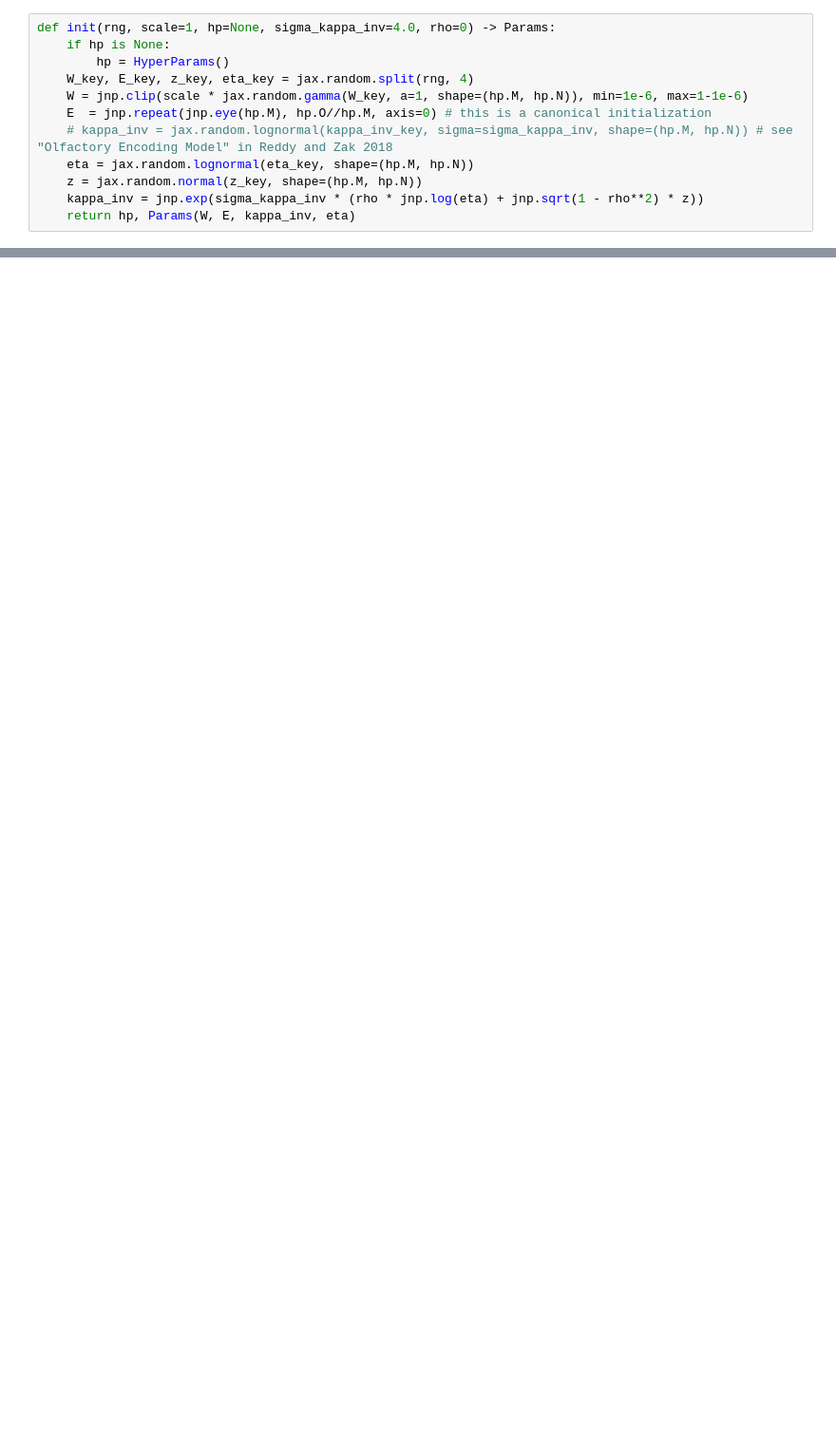
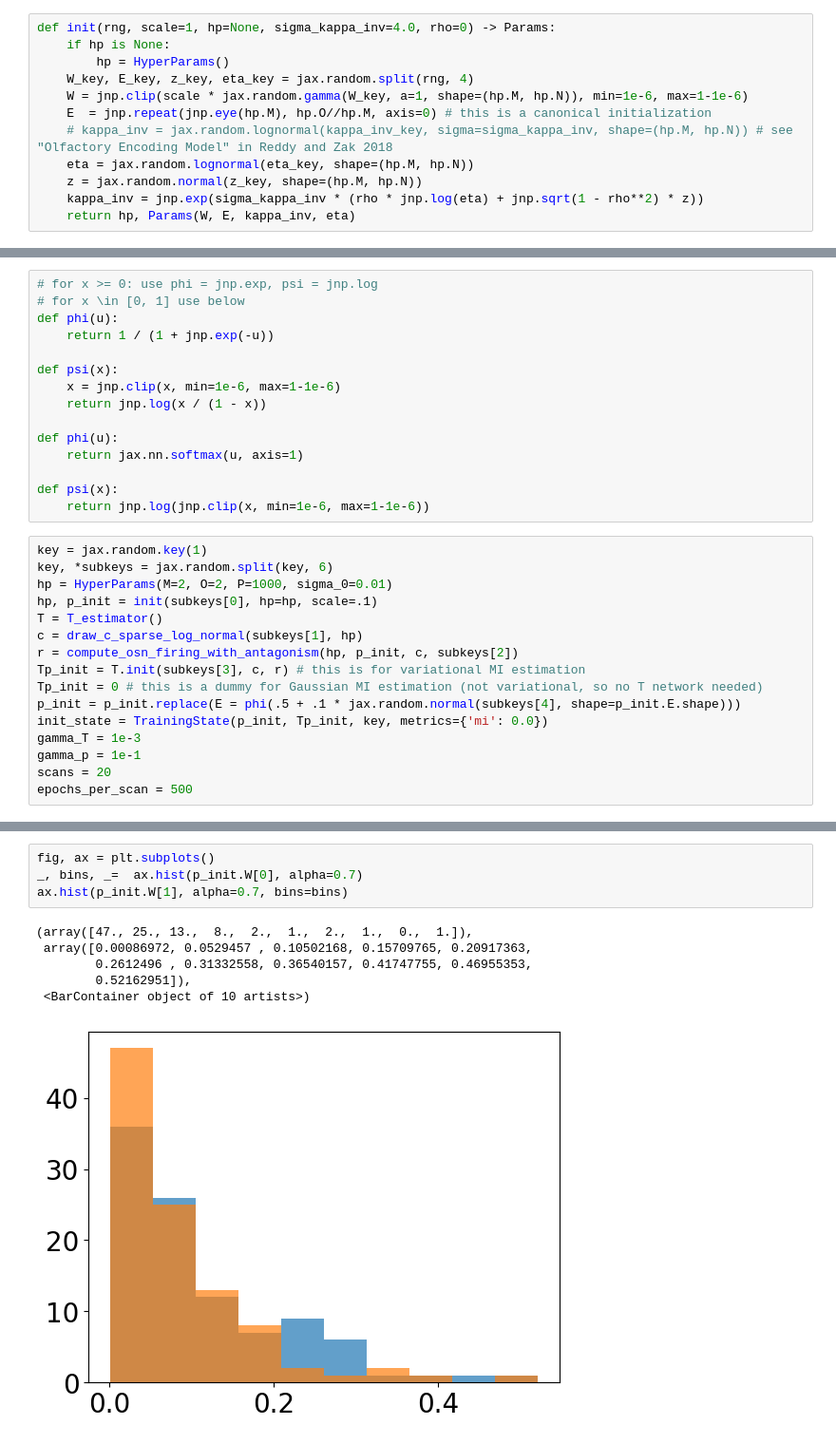
Before and after one commit to juancarlosfdc/noncanonical-olfaction, a Jupyter notebook: model/model.ipynb, the cells around one changed output, grey strips where cells are left out. Shown at 95% size. Drawn from its saved outputs; the diff is of its cells as text; blank space fills up the shorter version.

```diff
--- a/model/model.ipynb
+++ b/model/model.ipynb
@@ -460,0 +282,31 @@ fig.savefig('tmp.png')
+# %%
+# for x >= 0: use phi = jnp.exp, psi = jnp.log
+# for x \in [0, 1] use below
+def phi(u):
+    return 1 / (1 + jnp.exp(-u))
+
+def psi(x):
+    x = jnp.clip(x, min=1e-6, max=1-1e-6)
+    return jnp.log(x / (1 - x))
+
+def phi(u):
+    return jax.nn.softmax(u, axis=1)
+
+def psi(x):
+    return jnp.log(jnp.clip(x, min=1e-6, max=1-1e-6))
+# %%
+key = jax.random.key(1)
+key, *subkeys = jax.random.split(key, 6)
+hp = HyperParams(M=2, O=2, P=1000, sigma_0=0.01)
+hp, p_init = init(subkeys[0], hp=hp, scale=.1)
+T = T_estimator()
+c = draw_c_sparse_log_normal(subkeys[1], hp)
+r = compute_osn_firing_with_antagonism(hp, p_init, c, subkeys[2])
+Tp_init = T.init(subkeys[3], c, r) # this is for variational MI estimation
+Tp_init = 0 # this is a dummy for Gaussian MI estimation (not variational, so no T network needed)
+p_init = p_init.replace(E = phi(.5 + .1 * jax.random.normal(subkeys[4], shape=p_init.E.shape)))
+init_state = TrainingState(p_init, Tp_init, key, metrics={'mi': 0.0})
+gamma_T = 1e-3
+gamma_p = 1e-1
+scans = 20
+epochs_per_scan = 500
@@ -460,0 +376,11 @@ fig.savefig('tmp.png')
+# %%
+fig, ax = plt.subplots()
+_, bins, _=  ax.hist(p_init.W[0], alpha=0.7)
+ax.hist(p_init.W[1], alpha=0.7, bins=bins)
+# %% [output]
+(array([47., 25., 13.,  8.,  2.,  1.,  2.,  1.,  0.,  1.]),
+ array([0.00086972, 0.0529457 , 0.10502168, 0.15709765, 0.20917363,
+        0.2612496 , 0.31332558, 0.36540157, 0.41747755, 0.46955353,
+        0.52162951]),
+ <BarContainer object of 10 artists>)
+[figure, added]
```
Also changed, not shown: parts of 39 cells of this notebook.
